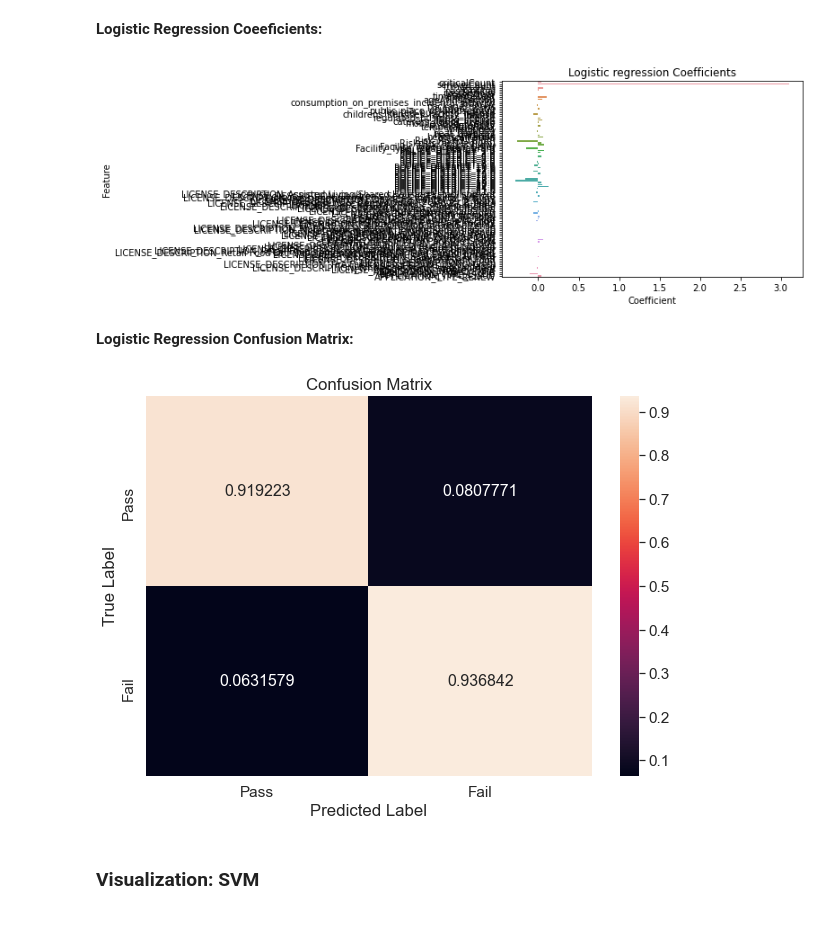
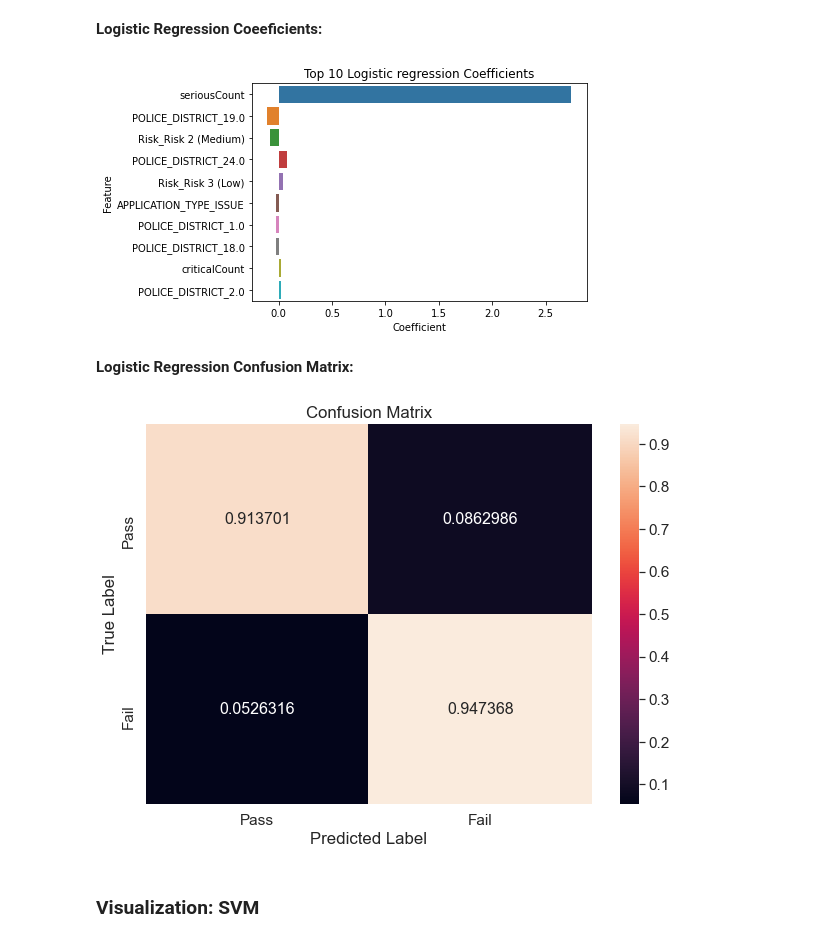
Before and after one commit to sociologyquinn/CSS-Project3-Group1, a Jupyter notebook: Project 3 Students.ipynb, the cells around one changed output. Saved outputs shown, nothing was run; the diff lists cells and outputs as text; code cells hidden in the pictures.

```diff
--- a/Project 3 Students.ipynb
+++ b/Project 3 Students.ipynb
@@ -251,11 +239,8 @@ dat_describe[dat_describe.unique>5]
 We decide to drop facility type and ward precinct because the information they contain is too granular. We keep police district as a proxy for ward precinct and liscence description as a proxy for facility type.
 # %%
 chicago_inspections_2011_to_2013 = chicago_inspections_2011_to_2013.dropna().drop([
-                                    #'Facility_Type_Clean',
-                                    'Facility_Type','WARD_PRECINCT','Inspection_Type'
-
-                                #Features that are almost perfect predictors of the outcome
-                                     #,'seriousCount'
-                                    # ,'criticalFound','criticalCount' ,'minorCount'
+                                    'Facility_Type_Clean', 'Results_binary'
+                                    ,'Facility_Type','WARD_PRECINCT','Inspection_Type'
                                      ],
                                       axis = 1)
+chicago_inspections_2011_to_2013.shape
@@ -277,0 +269,7 @@ plt.show()
+# %%
+chicago_inspections_2011_to_2013 = chicago_inspections_2011_to_2013.dropna().drop([
+                                    'criticalFound'
+                                    ,'firstRecord'
+                                     ],
+                                      axis = 1)
+chicago_inspections_2011_to_2013.shape
@@ -313,8 +313,8 @@ X_train, X_validate, y_train, y_validate = train_test_split(X, y, train_size = .
 
 
 # Since our results are imbalanced, we use over and under sampling to avoid misleading results:
-random_over_sampler = RandomOverSampler(sampling_strategy=0.5)
-random_under_sampler = RandomUnderSampler(sampling_strategy=0.5)
+random_over_sampler = RandomOverSampler(sampling_strategy=0.6)
+random_under_sampler = RandomUnderSampler(sampling_strategy=0.6)
 
 X_train_over, y_train_over = random_over_sampler.fit_resample(X_train, y_train)
 X_train_under, y_train_under = random_under_sampler.fit_resample(X_train, y_train)
@@ -758,13 +859,15 @@ models_df
 # %%
 log_reg_data = pd.DataFrame([logit_best_pred_over[1], X_train_over.columns]).T
 log_reg_data.columns= ['Coefficient', 'Feature']
+log_reg_data['AbsCoef'] = pd.to_numeric(log_reg_data['Coefficient'].abs())
+top = log_reg_data.nlargest(10,['AbsCoef'])
 
 # Plot
-ax = sns.barplot(x="Coefficient", y="Feature", data=log_reg_data)
-ax.set_title("Logistic regression Coefficients")
+ax = sns.barplot(x="Coefficient", y="Feature", data=top)
+ax.set_title("Top 10 Logistic regression Coefficients")
 plt.show()
 # %% [output]
-[figure, old version]
+[figure, new version]
 # %% [markdown]
 **Logistic Regression Confusion Matrix:**
 # %%
@@ -787,7 +890,7 @@ plt.xlabel("Predicted Label")
 plt.ylabel("True Label")
 plt.show()
 # %% [output]
-[figure, old version]
+[figure, new version]
 # %% [markdown]
 ### Visualization: SVM
 # %%
```
Also changed, not shown: parts of 51 cells of this notebook.
